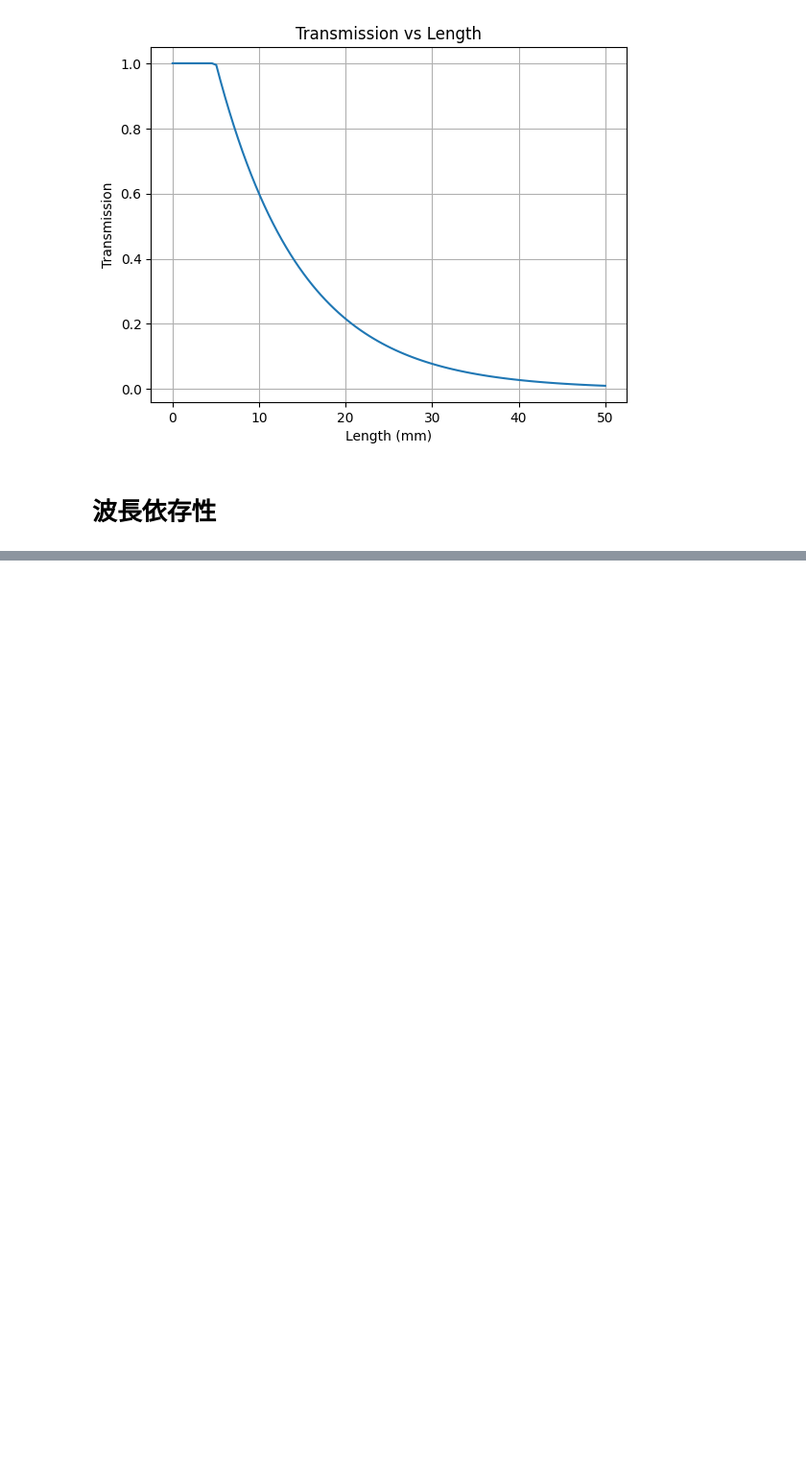
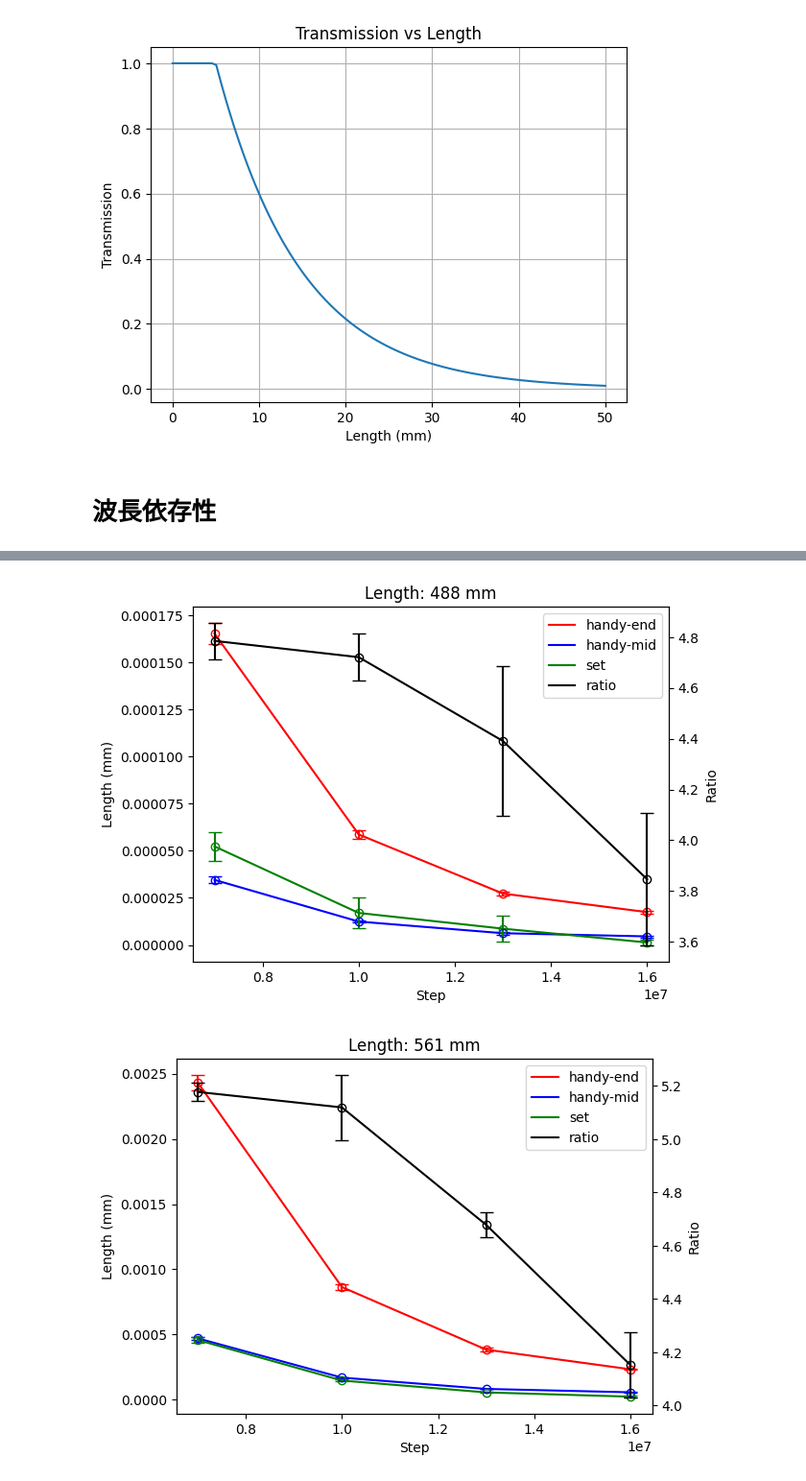
Before and after one commit to chiashi-lab/pl, a Jupyter notebook: notebook/analyse.ipynb, the cells around one changed output, grey strips where cells are left out. Shown: that part at 96% size. Drawn from its saved outputs; the diff is of its cells as text; code cells hidden in the pictures; blank space fills up the shorter version.

```diff
--- a/notebook/analyse.ipynb
+++ b/notebook/analyse.ipynb
@@ -74,0 +64,16 @@ data["ratio"] = data["handy"] / data["equiped"]
+# %%
+dfdict = {}
+for length in lengthlist:
+    tempdata =  pl.read_csv(f"../data/{length}.csv", has_header=True)
+    groupdata = tempdata.group_by("step").agg(
+        pl.mean("handy-end").name.suffix("_mean"),
+        pl.std("handy-end").name.suffix("_std"),
+        pl.mean("handy-mid").name.suffix("_mean"),
+        pl.std("handy-mid").name.suffix("_std"),
+        pl.mean("set").name.suffix("_mean"),
+        pl.std("set").name.suffix("_std"),
+    )
+    groupdata = groupdata.sort("step")
+    groupdata = groupdata.with_columns((groupdata["handy-end_mean"] / groupdata["handy-mid_mean"]).alias("ratio_mean"))
+    groupdata = groupdata.with_columns(ratio_std = groupdata["ratio_mean"] * (groupdata["handy-end_std"] / groupdata["handy-end_mean"] + groupdata["handy-mid_std"] / groupdata["handy-mid_mean"]))
+    dfdict[length] = groupdata
@@ -142,0 +135,24 @@ plt.show()
+# %%
+dfdict = {}
+for length in lengthlist:
+    tempdata =  pl.read_csv(f"../data/{length}.csv", has_header=True)
+    tempdata = tempdata.with_columns(ratio = tempdata["handy-end"] / tempdata["handy-mid"])
+
+    groupdata = tempdata.group_by("step").agg(
+        pl.mean("handy-end").name.suffix("_mean"),
+        pl.std("handy-end").name.suffix("_std"),
+        pl.mean("handy-mid").name.suffix("_mean"),
+        pl.std("handy-mid").name.suffix("_std"),
+        pl.mean("set").name.suffix("_mean"),
+        pl.std("set").name.suffix("_std"),
+        pl.mean("ratio").name.suffix("_mean"),
+        pl.std("ratio").name.suffix("_std"),
+    )
+    groupdata = groupdata.sort("step")
+    dfdict[length] = groupdata
+# %%
+for length in lengthlist:
+    plotdata(dfdict[length], length)
+# %% [output]
+[figure, added]
+[figure, added]
```
Also changed, not shown: parts of 12 cells of this notebook, 5 other files.
